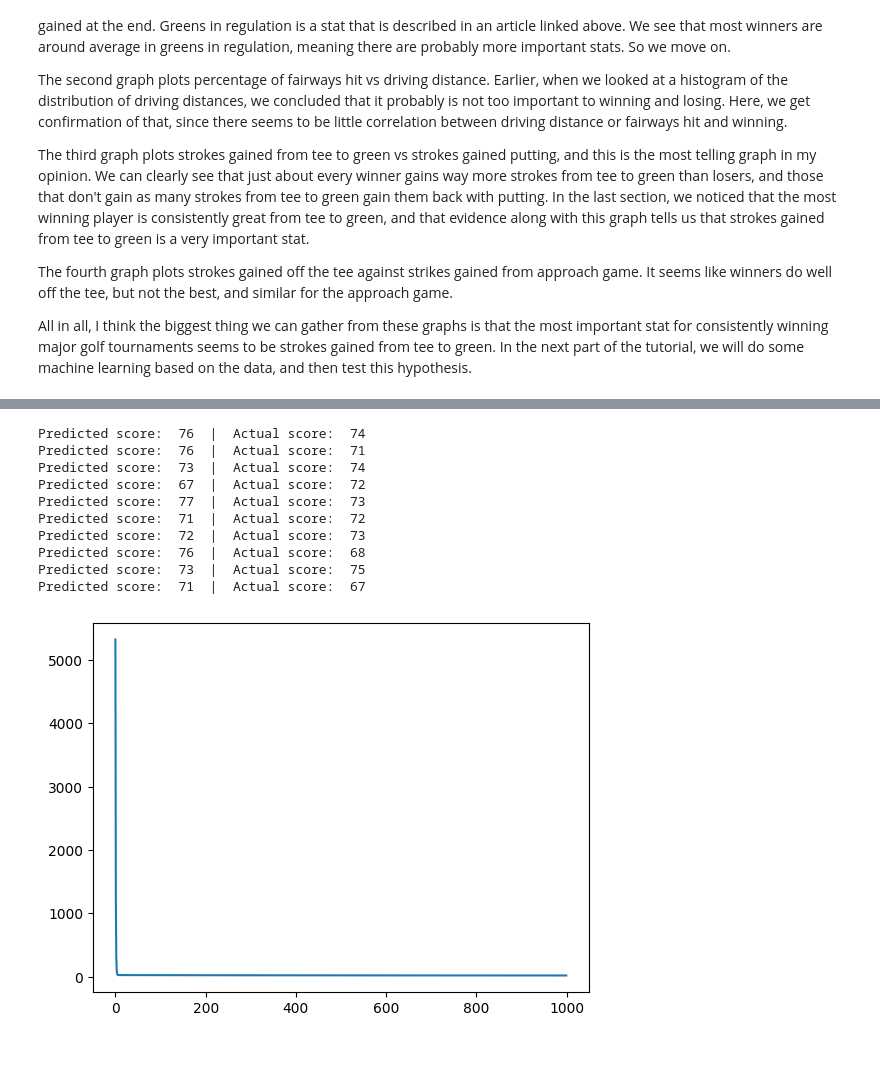
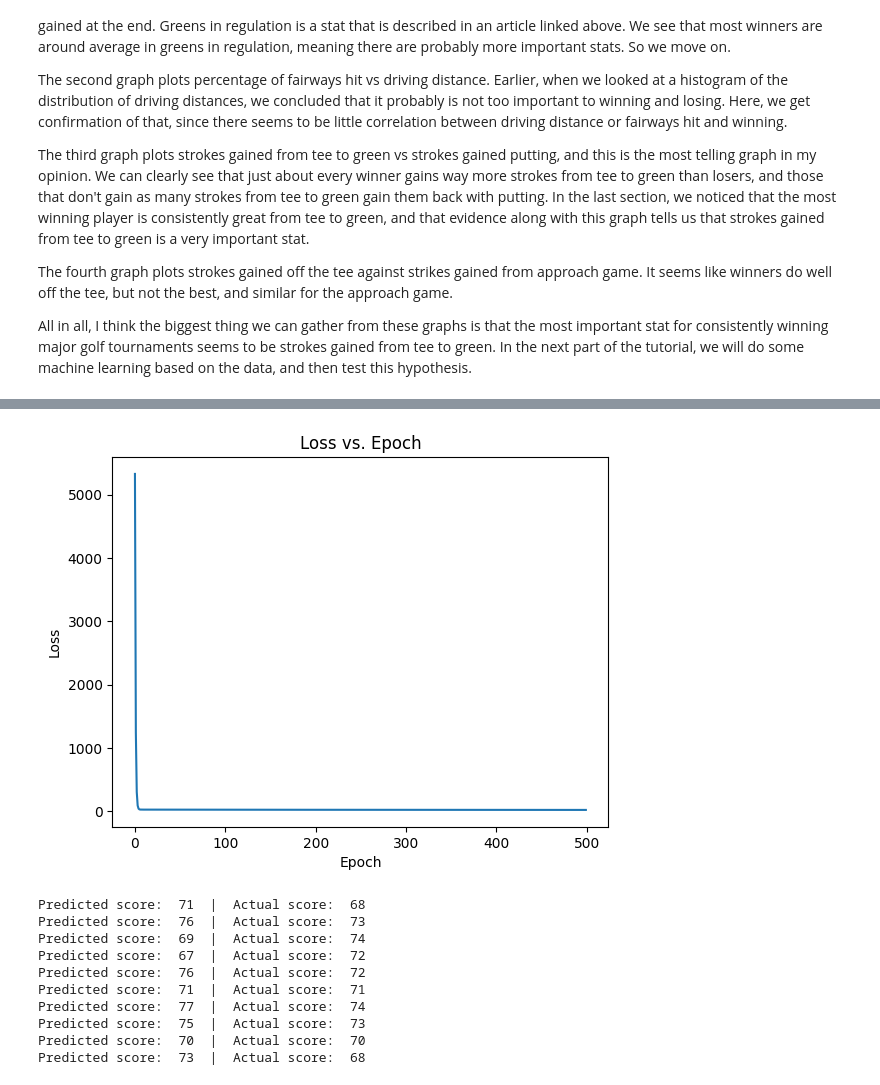
Before and after one commit to bendobbins/bendobbins.github.io, a Jupyter notebook: tutorial.ipynb, the cells around one changed output, grey strips where cells are left out. Saved outputs shown, nothing was run; the diff lists cells and outputs as text; code cells hidden in the pictures; blank space fills up the shorter version.

```diff
--- a/tutorial.ipynb
+++ b/tutorial.ipynb
@@ -348,17 +387,26 @@ Model intercept and coefficient respectively:  [72.81553372] [[-1.01875303]]
 # %%
+# Create a new table with only the columns we want to use for the regression
 score_regression = data[['driving_dist', 'driving_acc', 'gir', 'scrambling', 'prox_rgh', 'prox_fw', 'great_shots', 'poor_shots', 'round_score']]
+# Drop rows with null values from the new table, as they mess up the gradient descent
 score_regression = score_regression.dropna()
 
+# ADAPTED FROM THE grad_descent FUNCTION IN THE LECTURE EXAMPLES
 def gradient_descent(X, y, alpha, epochs, lossfn='MSE'):
+    # Add a column of ones to the X matrix for the intercept
     X = np.c_[np.ones((X.shape[0], 1)), X]
     num_obs, num_feats = X.shape
+    # Initialize theta to be a vector of zeros (one for each feature plus the intercept)
     theta = np.zeros(num_feats)
     loss = np.zeros(epochs)
 
+    # Do gradient descent for the specified number of epochs
     for i in range(epochs):
+        # Different update rules for different loss functions
         if lossfn == 'MSE':
             # MSE as loss function
+            # Update loss
             loss[i] = (1/num_obs) * np.linalg.norm(X.dot(theta) - y)**2
+            # Update gradient
             gradient = (2/num_obs) * X.T.dot(X.dot(theta) - y)
         elif lossfn == 'MAE':
             # MAE as loss function
@@ -367,42 +415,51 @@ def gradient_descent(X, y, alpha, epochs, lossfn='MSE'):
         elif lossfn == 'logistic':
             # Logistic loss function
             loss[i] = (1/num_obs) * np.sum(-y * np.log(1 / (1 + np.exp((X.dot(-theta.T))))) - (1 - y) * np.log(1 - 1 / (1 + np.exp((X.dot(-theta.T))))))
             gradient = (1/num_obs) * X.T.dot(1 / (1 + np.exp((X.dot(-theta.T)))) - y)
         else:
             print("Invalid loss function")
             return
 
+        # Update theta using the new gradient multiplied by the learning rate, which is a hyperparameter that ensures we don't take too big or too small of a step
         theta = theta - alpha * gradient
 
     return theta, loss
 
 
+# Function for predicting an output based on input and theta
 def predict(X, theta):
     return theta[0] + theta[1:].dot(X)
 
 
 X = score_regression[['driving_dist', 'driving_acc', 'gir', 'scrambling', 'prox_rgh', 'prox_fw', 'great_shots', 'poor_shots']].values
 y = score_regression['round_score'].values
-E = 1000
+E = 500
 
+# Run gradient descent with a learning rate of 0.000008 and 500 epochs
 theta, loss = gradient_descent(X, y, 0.000008, E)
 
+# Plot loss vs epoch
 plt.plot(range(E), loss)
+plt.xlabel('Epoch')
+plt.ylabel('Loss')
+plt.title('Loss vs. Epoch')
+plt.show()
 
 no_null_data = data.dropna()
+# Make 10 predictions for round score based on random rows from the data with the correct stats
 for _ in range(10):
     i = np.random.randint(0, len(no_null_data))
     prediction = predict(no_null_data.iloc[i][['driving_dist', 'driving_acc', 'gir', 'scrambling', 'prox_rgh', 'prox_fw', 'great_shots', 'poor_shots']].values, theta)
     print("Predicted score: ", int(np.round(prediction)), ' | ', "Actual score: ", no_null_data.iloc[i]['round_score'])
 # %% [output]
+[figure, new version]
-Predicted score:  76  |  Actual score:  74
-Predicted score:  76  |  Actual score:  71
-Predicted score:  73  |  Actual score:  74
+Predicted score:  71  |  Actual score:  68
+Predicted score:  76  |  Actual score:  73
+Predicted score:  69  |  Actual score:  74
 Predicted score:  67  |  Actual score:  72
-Predicted score:  77  |  Actual score:  73
-Predicted score:  71  |  Actual score:  72
-Predicted score:  72  |  Actual score:  73
-Predicted score:  76  |  Actual score:  68
-Predicted score:  73  |  Actual score:  75
-Predicted score:  71  |  Actual score:  67
+Predicted score:  76  |  Actual score:  72
+Predicted score:  71  |  Actual score:  71
+Predicted score:  77  |  Actual score:  74
+Predicted score:  75  |  Actual score:  73
+Predicted score:  70  |  Actual score:  70
+Predicted score:  73  |  Actual score:  68
-[figure, old version]
```
Also changed, not shown: parts of 25 cells of this notebook, 1 other file.
